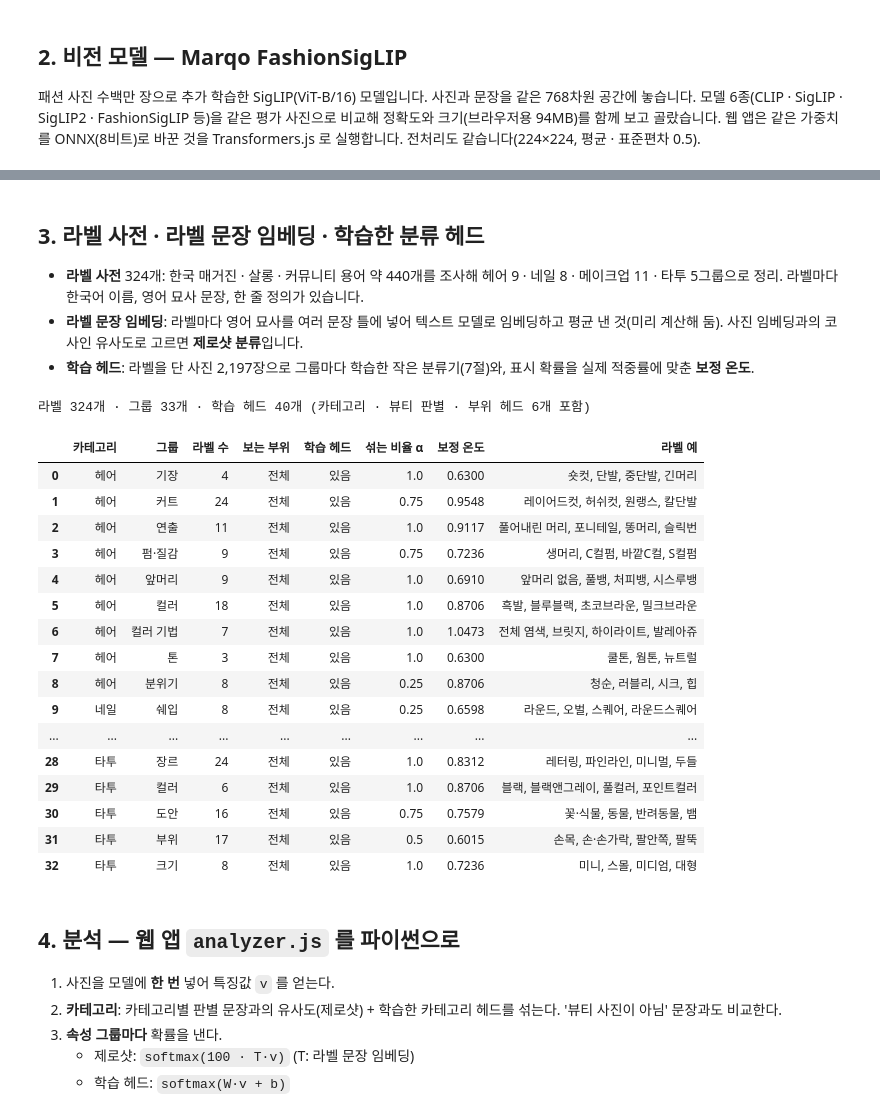
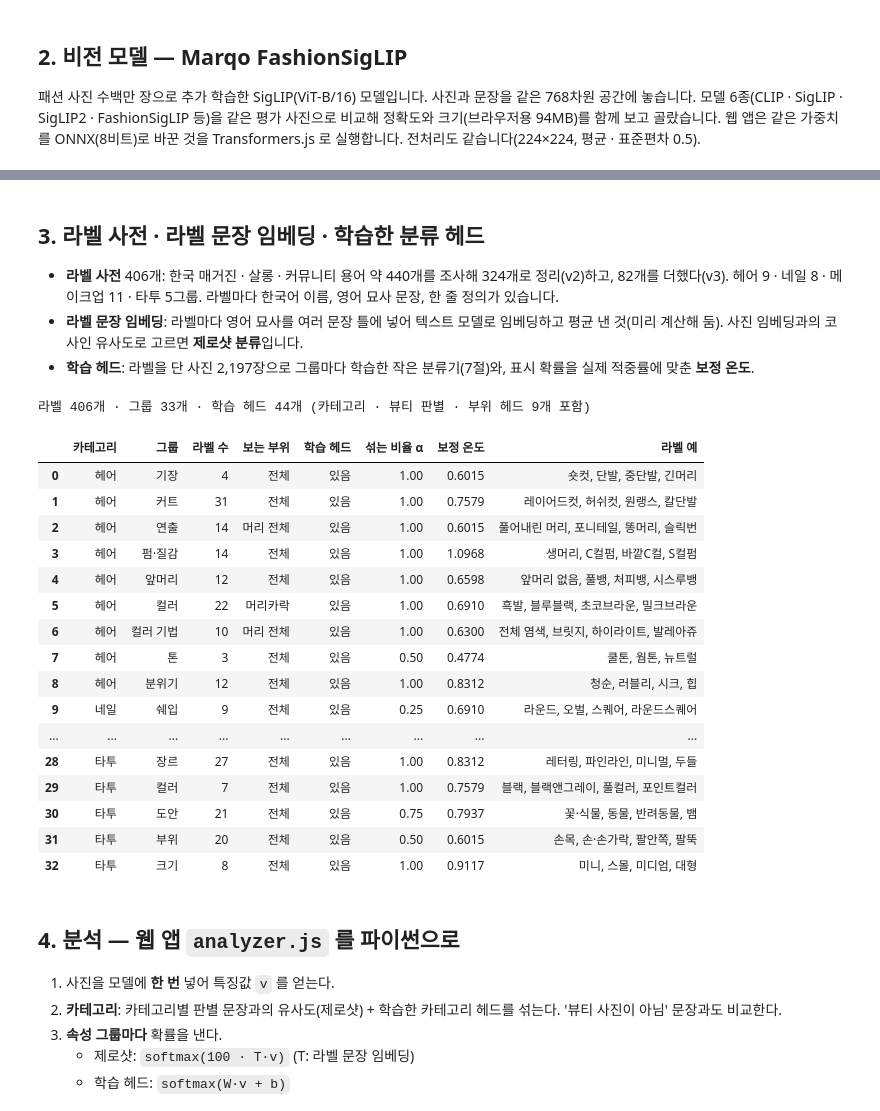
Before and after one commit to rudals906377/AI, a Jupyter notebook: notebook/beauty_style_ai.ipynb, the cells around one changed output, grey strips where cells are left out. Drawn from its saved outputs; the diff is of its cells as text; code cells hidden in the pictures.

```diff
--- a/notebook/beauty_style_ai.ipynb
+++ b/notebook/beauty_style_ai.ipynb
@@ -109,7 +109,7 @@ Compose(
 # %% [markdown]
 ## 3. 라벨 사전 · 라벨 문장 임베딩 · 학습한 분류 헤드
 
-- **라벨 사전** 324개: 한국 매거진 · 살롱 · 커뮤니티 용어 약 440개를 조사해 헤어 9 · 네일 8 · 메이크업 11 · 타투 5그룹으로 정리.
+- **라벨 사전** 406개: 한국 매거진 · 살롱 · 커뮤니티 용어 약 440개를 조사해 324개로 정리(v2)하고, 82개를 더했다(v3). 헤어 9 · 네일 8 · 메이크업 11 · 타투 5그룹.
   라벨마다 한국어 이름, 영어 묘사 문장, 한 줄 정의가 있습니다.
 - **라벨 문장 임베딩**: 라벨마다 영어 묘사를 여러 문장 틀에 넣어 텍스트 모델로 임베딩하고 평균 낸 것(미리 계산해 둠).
   사진 임베딩과의 코사인 유사도로 고르면 **제로샷 분류**입니다.
@@ -131,52 +131,53 @@ INDEX, k = {}, 0
 for c in CATS:
     L = EMB["layout"][c]
     detect = buf[k:k + L["detect"]]; k += L["detect"]
     groups = {}
     for g in TAX["tax"][c]["groups"]:
         n = L["groups"][g["key"]]
         groups[g["key"]] = buf[k:k + n]; k += n
     INDEX[c] = {"detect": detect, "groups": groups}
 INDEX["other"] = buf[k:k + EMB["layout"]["other"]]
 
 # 학습 헤드: 그룹마다 W(라벨 수 × 768), b, 제로샷과 섞는 비율 alpha
-HEAD = {key: {"W": f32(h["W"]).reshape(h["rows"], HEADS["dim"]), "b": np.array(h["b"], dtype=np.float64), "alpha": h.get("alpha", 1.0)}
+HEAD = {key: {"W": f32(h["W"]).reshape(h["rows"], HEADS["dim"]), "b": np.array(h["b"], dtype=np.float64), "alpha": h.get("alpha", 1.0),
+              "zb": np.array(h["zb"]) if "zb" in h else 0.0}   # zb: 학습 사진이 없는 라벨의 감점
         for key, h in HEADS["groups"].items()}
 CALIB = HEADS.get("calib", {})
 # 그룹 → 잘라 볼 부위 (메이크업: 아이섀도 · 아이라인 · 속눈썹 · 포인트 = 눈, 립 컬러 = 입술, 립 표현 = 얼굴). 그 부위의 헤드 · 보정 온도는 '그룹@부위' 키
 REGION_OF = HEADS.get("regions", {})
 REGION_CATS = {k.split(".")[0] for k in REGION_OF}
 
 rows = []
 for c in CATS:
     for g in TAX["tax"][c]["groups"]:
         key = f"{c}.{g['key']}"
         hk = f"{key}@{REGION_OF[key]}" if key in REGION_OF else key
         rows.append({"카테고리": TAX["tax"][c]["label"], "그룹": g["label"], "라벨 수": len(g["labels"]),
-                     "보는 부위": {"eye": "눈", "lip": "입술", "face": "얼굴"}.get(REGION_OF.get(key), "전체"),
+                     "보는 부위": {"eye": "눈", "lip": "입술", "face": "얼굴", "hair": "머리카락", "head": "머리 전체", "bangs": "앞머리"}.get(REGION_OF.get(key), "전체"),
                      "학습 헤드": "있음" if hk in HEAD else "-", "섞는 비율 α": HEAD.get(hk, {}).get("alpha", ""),
                      "보정 온도": CALIB.get(hk, ""), "라벨 예": ", ".join(l["ko"] for l in g["labels"][:4])})
 df_groups = pd.DataFrame(rows)
 print(f"라벨 {sum(df_groups['라벨 수'])}개 · 그룹 {len(df_groups)}개 · 학습 헤드 {len(HEAD)}개 (카테고리 · 뷰티 판별 · 부위 헤드 {sum('@' in k for k in HEAD)}개 포함)")
 df_groups
 # %% [output]
-라벨 324개 · 그룹 33개 · 학습 헤드 40개 (카테고리 · 뷰티 판별 · 부위 헤드 6개 포함)
+라벨 406개 · 그룹 33개 · 학습 헤드 44개 (카테고리 · 뷰티 판별 · 부위 헤드 9개 포함)
 |  | 카테고리 | 그룹 | 라벨 수 | 보는 부위 | 학습 헤드 | 섞는 비율 α | 보정 온도 | 라벨 예 |
-| 0 | 헤어 | 기장 | 4 | 전체 | 있음 | 1.0 | 0.6300 | 숏컷, 단발, 중단발, 긴머리 |
-| 1 | 헤어 | 커트 | 24 | 전체 | 있음 | 0.75 | 0.9548 | 레이어드컷, 허쉬컷, 원랭스, 칼단발 |
-| 2 | 헤어 | 연출 | 11 | 전체 | 있음 | 1.0 | 0.9117 | 풀어내린 머리, 포니테일, 똥머리, 슬릭번 |
-| 3 | 헤어 | 펌·질감 | 9 | 전체 | 있음 | 0.75 | 0.7236 | 생머리, C컬펌, 바깥C컬, S컬펌 |
-| 4 | 헤어 | 앞머리 | 9 | 전체 | 있음 | 1.0 | 0.6910 | 앞머리 없음, 풀뱅, 처피뱅, 시스루뱅 |
-| 5 | 헤어 | 컬러 | 18 | 전체 | 있음 | 1.0 | 0.8706 | 흑발, 블루블랙, 초코브라운, 밀크브라운 |
-| 6 | 헤어 | 컬러 기법 | 7 | 전체 | 있음 | 1.0 | 1.0473 | 전체 염색, 브릿지, 하이라이트, 발레아쥬 |
-| 7 | 헤어 | 톤 | 3 | 전체 | 있음 | 1.0 | 0.6300 | 쿨톤, 웜톤, 뉴트럴 |
-| 8 | 헤어 | 분위기 | 8 | 전체 | 있음 | 0.25 | 0.8706 | 청순, 러블리, 시크, 힙 |
-| 9 | 네일 | 쉐입 | 8 | 전체 | 있음 | 0.25 | 0.6598 | 라운드, 오벌, 스퀘어, 라운드스퀘어 |
+| 0 | 헤어 | 기장 | 4 | 전체 | 있음 | 1.00 | 0.6015 | 숏컷, 단발, 중단발, 긴머리 |
+| 1 | 헤어 | 커트 | 31 | 전체 | 있음 | 1.00 | 0.7579 | 레이어드컷, 허쉬컷, 원랭스, 칼단발 |
+| 2 | 헤어 | 연출 | 14 | 머리 전체 | 있음 | 1.00 | 0.6015 | 풀어내린 머리, 포니테일, 똥머리, 슬릭번 |
+| 3 | 헤어 | 펌·질감 | 14 | 전체 | 있음 | 1.00 | 1.0968 | 생머리, C컬펌, 바깥C컬, S컬펌 |
+| 4 | 헤어 | 앞머리 | 12 | 전체 | 있음 | 1.00 | 0.6598 | 앞머리 없음, 풀뱅, 처피뱅, 시스루뱅 |
+| 5 | 헤어 | 컬러 | 22 | 머리카락 | 있음 | 1.00 | 0.6910 | 흑발, 블루블랙, 초코브라운, 밀크브라운 |
+| 6 | 헤어 | 컬러 기법 | 10 | 머리 전체 | 있음 | 1.00 | 0.6300 | 전체 염색, 브릿지, 하이라이트, 발레아쥬 |
+| 7 | 헤어 | 톤 | 3 | 전체 | 있음 | 0.50 | 0.4774 | 쿨톤, 웜톤, 뉴트럴 |
+| 8 | 헤어 | 분위기 | 12 | 전체 | 있음 | 1.00 | 0.8312 | 청순, 러블리, 시크, 힙 |
+| 9 | 네일 | 쉐입 | 9 | 전체 | 있음 | 0.25 | 0.6910 | 라운드, 오벌, 스퀘어, 라운드스퀘어 |
 | ... | ... | ... | ... | ... | ... | ... | ... | ... |
-| 28 | 타투 | 장르 | 24 | 전체 | 있음 | 1.0 | 0.8312 | 레터링, 파인라인, 미니멀, 두들 |
-| 29 | 타투 | 컬러 | 6 | 전체 | 있음 | 1.0 | 0.8706 | 블랙, 블랙앤그레이, 풀컬러, 포인트컬러 |
-| 30 | 타투 | 도안 | 16 | 전체 | 있음 | 0.75 | 0.7579 | 꽃·식물, 동물, 반려동물, 뱀 |
-| 31 | 타투 | 부위 | 17 | 전체 | 있음 | 0.5 | 0.6015 | 손목, 손·손가락, 팔안쪽, 팔뚝 |
-| 32 | 타투 | 크기 | 8 | 전체 | 있음 | 1.0 | 0.7236 | 미니, 스몰, 미디엄, 대형 |
+| 28 | 타투 | 장르 | 27 | 전체 | 있음 | 1.00 | 0.8312 | 레터링, 파인라인, 미니멀, 두들 |
+| 29 | 타투 | 컬러 | 7 | 전체 | 있음 | 1.00 | 0.7579 | 블랙, 블랙앤그레이, 풀컬러, 포인트컬러 |
+| 30 | 타투 | 도안 | 21 | 전체 | 있음 | 0.75 | 0.7937 | 꽃·식물, 동물, 반려동물, 뱀 |
+| 31 | 타투 | 부위 | 20 | 전체 | 있음 | 0.50 | 0.6015 | 손목, 손·손가락, 팔안쪽, 팔뚝 |
+| 32 | 타투 | 크기 | 8 | 전체 | 있음 | 1.00 | 0.9117 | 미니, 스몰, 미디엄, 대형 |
 # %% [markdown]
 ## 4. 분석 — 웹 앱 `analyzer.js` 를 파이썬으로
 
```
Also changed, not shown: parts of 11 cells of this notebook, 25 other files.
